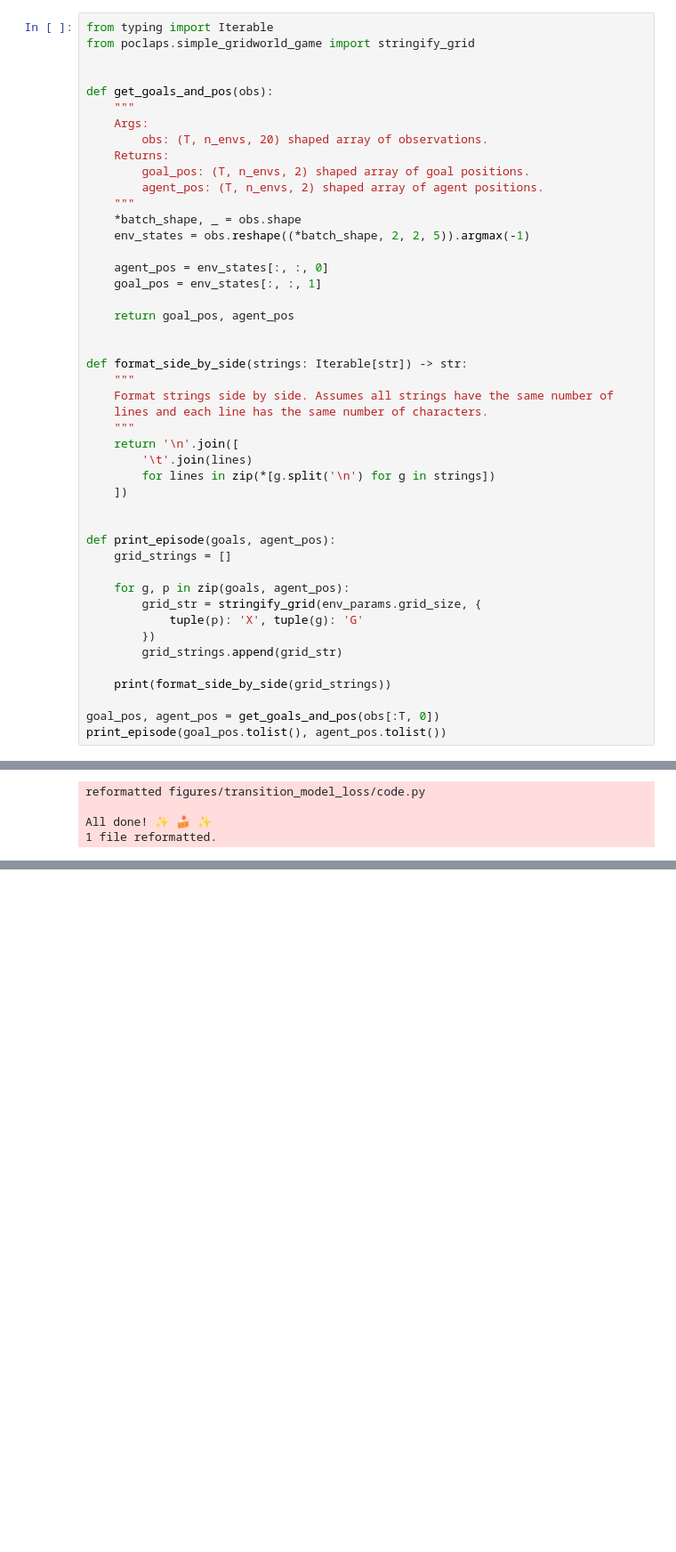
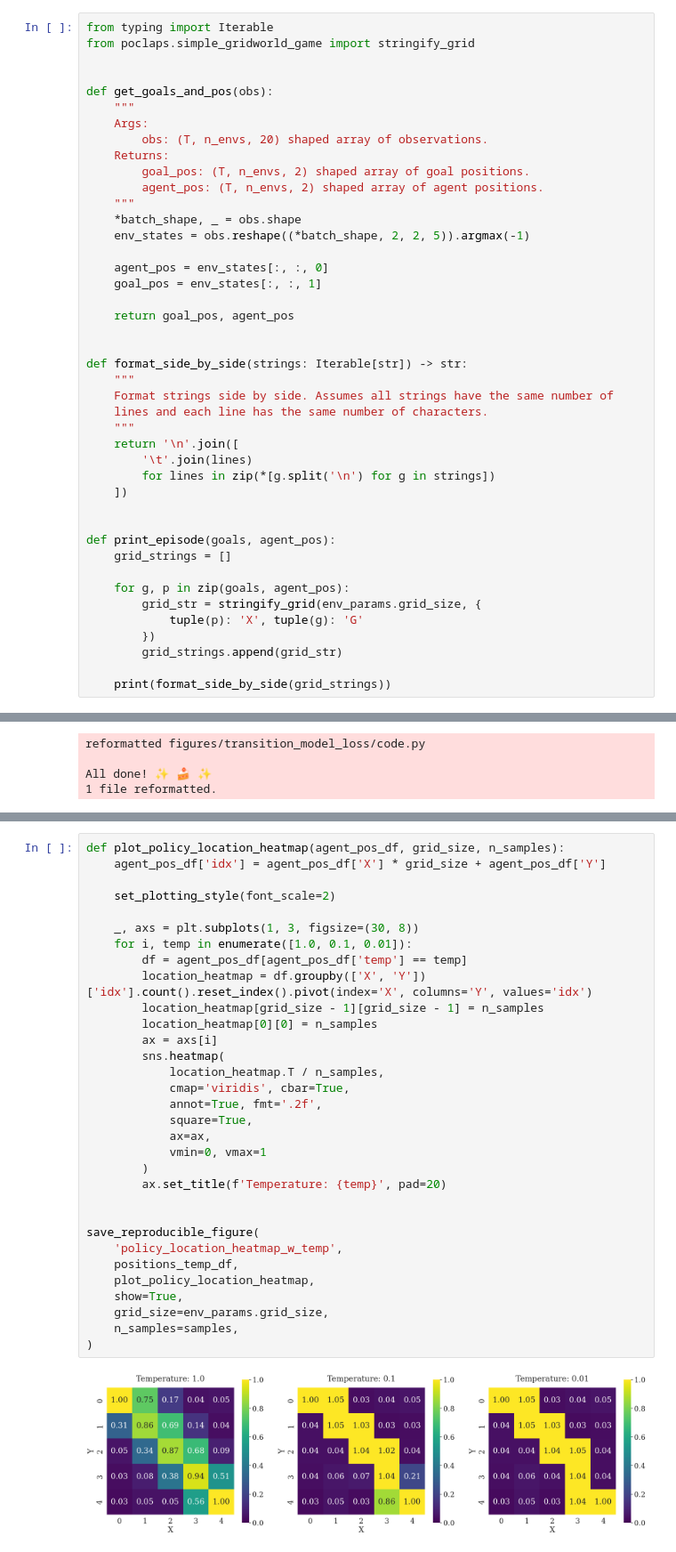
Before and after one commit to DylanCope/poclaps, a Jupyter notebook: state_decoding_with_world_model.ipynb, the cells around one changed output, grey strips where cells are left out. Shown: that part at 89% size. Cells and saved outputs as stored; diff of their text form; blank space fills up the shorter version.

```diff
--- a/state_decoding_with_world_model.ipynb
+++ b/state_decoding_with_world_model.ipynb
@@ -70,6 +68,3 @@ def print_episode(goals, agent_pos):
         grid_strings.append(grid_str)
 
     print(format_side_by_side(grid_strings))
-
-goal_pos, agent_pos = get_goals_and_pos(obs[:T, 0])
-print_episode(goal_pos.tolist(), agent_pos.tolist())
@@ -793,0 +837,34 @@ All done! ✨ 🍰 ✨
+# %%
+def plot_policy_location_heatmap(agent_pos_df, grid_size, n_samples):
+    agent_pos_df['idx'] = agent_pos_df['X'] * grid_size + agent_pos_df['Y']
+
+    set_plotting_style(font_scale=2)
+
+    _, axs = plt.subplots(1, 3, figsize=(30, 8))
+    for i, temp in enumerate([1.0, 0.1, 0.01]):
+        df = agent_pos_df[agent_pos_df['temp'] == temp]
+        location_heatmap = df.groupby(['X', 'Y'])['idx'].count().reset_index().pivot(index='X', columns='Y', values='idx')
+        location_heatmap[grid_size - 1][grid_size - 1] = n_samples
+        location_heatmap[0][0] = n_samples
+        ax = axs[i]
+        sns.heatmap(
+            location_heatmap.T / n_samples,
+            cmap='viridis', cbar=True,
+            annot=True, fmt='.2f',
+            square=True,
+            ax=ax,
+            vmin=0, vmax=1
+        )
+        ax.set_title(f'Temperature: {temp}', pad=20)
+
+
+save_reproducible_figure(
+    'policy_location_heatmap_w_temp',
+    positions_temp_df,
+    plot_policy_location_heatmap,
+    show=True,
+    grid_size=env_params.grid_size,
+    n_samples=samples,
+)
+# %% [output]
+[figure, added]
```
Also changed, not shown: parts of 8 cells of this notebook, 10 other files.
